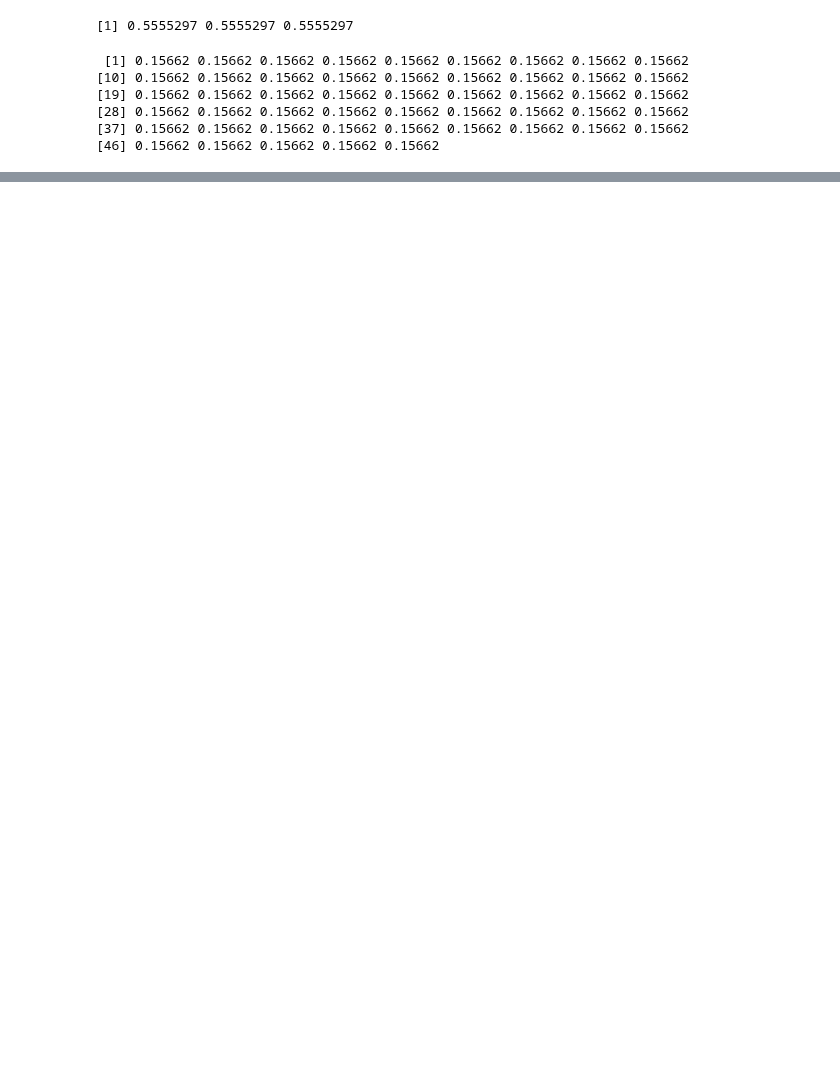
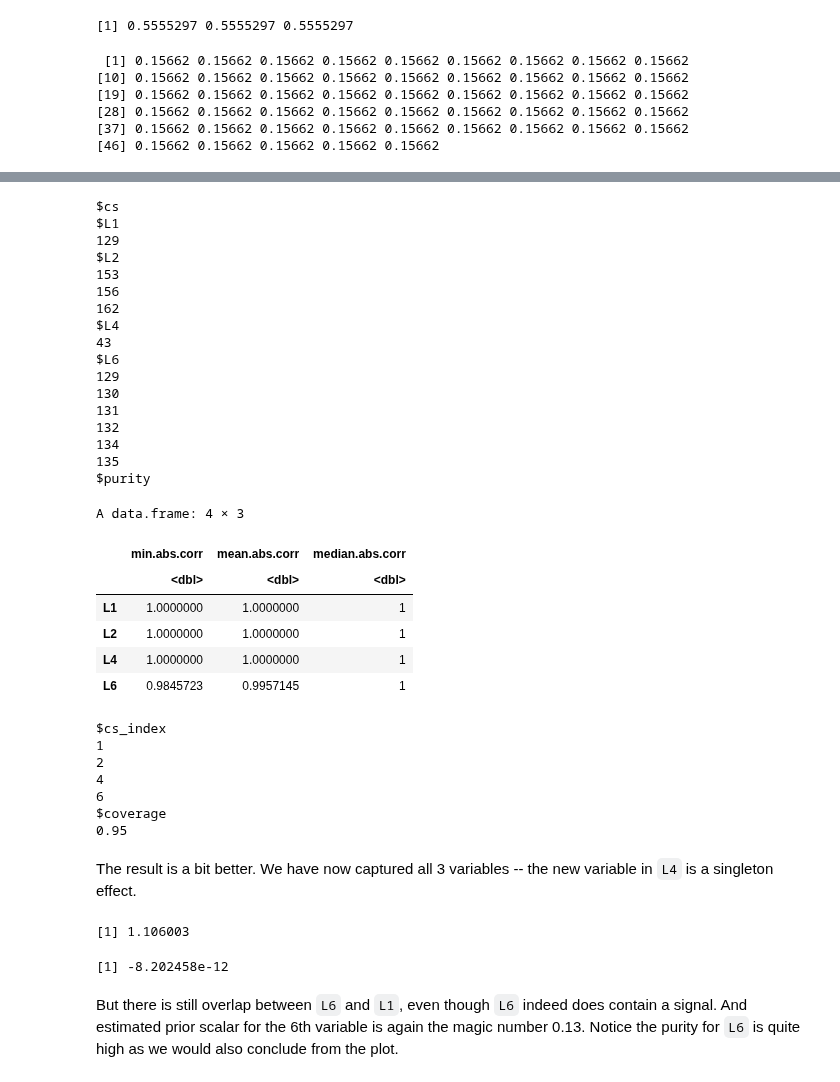
Before and after one commit to stephenslab/mvsusieR, a Jupyter notebook: inst/prototypes/em_optim_est_prior.ipynb, the cells around one changed output, grey strips where cells are left out. Cells and saved outputs as stored; diff of their text form; code cells hidden in the pictures; blank space fills up the shorter version.

```diff
--- a/inst/prototypes/em_optim_est_prior.ipynb
+++ b/inst/prototypes/em_optim_est_prior.ipynb
@@ -302,0 +348,6 @@ result2$coef[130,]
+# %%
+prior = list(xUlist = mmbr:::create_cov_canonical(ncol(Y)))
+m_init = create_mash_prior(mixture_prior = list(matrices=prior$xUlist, weights=prior$pi), null_weight=prior$null_weight, max_mixture_len=-1)
+result3 = msusie(X, Y, L=L, prior_variance=m_init, residual_variance=resid_Y,
+                 compute_objective=T, estimate_residual_variance=F, estimate_prior_variance=T,
+                 estimate_prior_method='EM', track_fit=T, precompute_covariances=T)
@@ -302,0 +363,46 @@ result2$coef[130,]
+# %%
+result3$sets
+# %% [output]
+$cs
+$L1
+129
+$L2
+153
+156
+162
+$L4
+43
+$L6
+129
+130
+131
+132
+134
+135
+$purity
+A data.frame: 4 × 3
+|  | min.abs.corr | mean.abs.corr | median.abs.corr |
+|  | <dbl> | <dbl> | <dbl> |
+| L1 | 1.0000000 | 1.0000000 | 1 |
+| L2 | 1.0000000 | 1.0000000 | 1 |
+| L4 | 1.0000000 | 1.0000000 | 1 |
+| L6 | 0.9845723 | 0.9957145 | 1 |
+$cs_index
+1
+2
+4
+6
+$coverage
+0.95
+# %% [markdown]
+The result is a bit better. We have now captured all 3 variables -- the new variable in `L4` is a singleton effect.
+# %%
+max(result3$coef[44,])
+# %% [output]
+[1] 1.106003
+# %%
+min(result3$coef[44,])
+# %% [output]
+[1] -8.202458e-12
+# %% [markdown]
+But there is still overlap between `L6` and `L1`, even though `L6` indeed does contain a signal. And estimated prior scalar for the 6th variable is again the magic number 0.13. Notice the purity for `L6` is quite high as we would also conclude from the plot.
```
Also changed, not shown: parts of 32 cells of this notebook, 3 other files.
